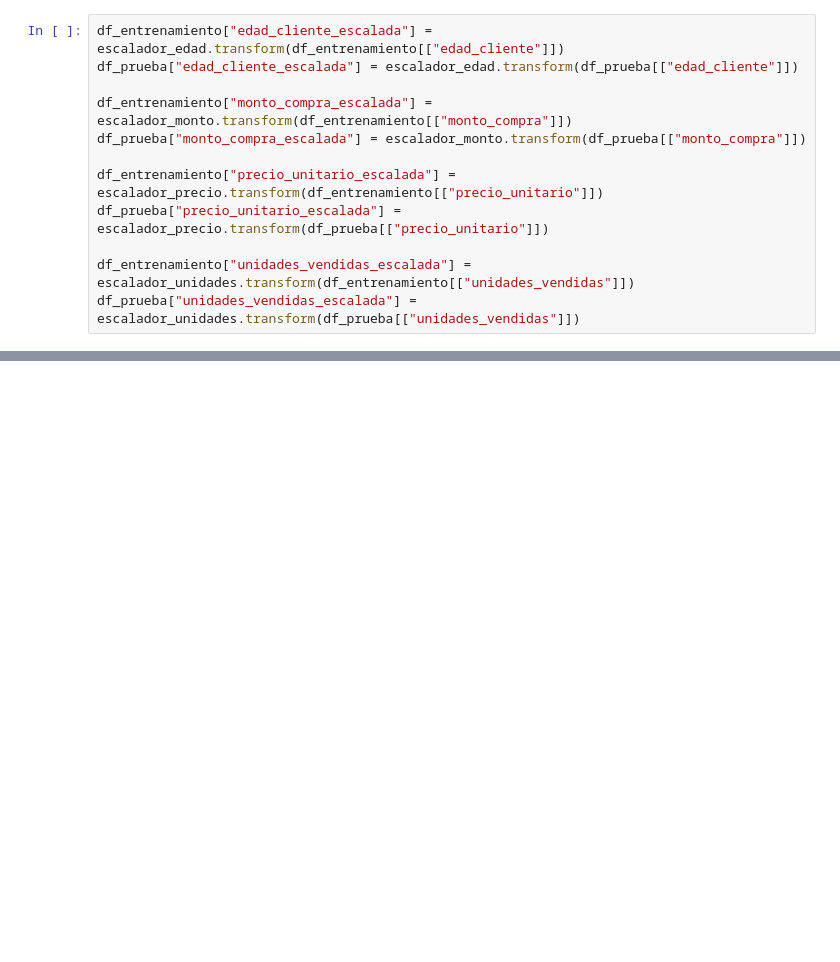
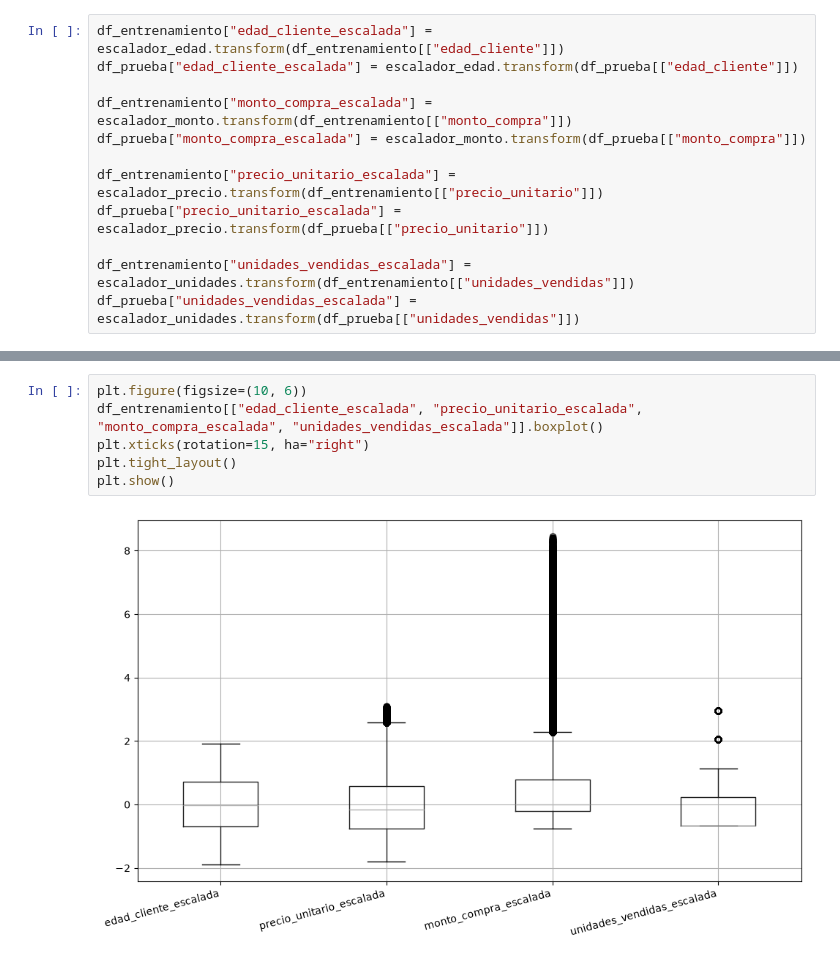
Before and after one commit to rosariolodi/Preprocesamiento, a Jupyter notebook: notebooks/S8/S08_PD_Lozano_Escalado.ipynb, the cells around one changed output, grey strips where cells are left out. Drawn from its saved outputs; the diff is of its cells as text; blank space fills up the shorter version.

```diff
--- a/notebooks/S8/S08_PD_Lozano_Escalado.ipynb
+++ b/notebooks/S8/S08_PD_Lozano_Escalado.ipynb
@@ -91,0 +204,8 @@ Los valores son coherentes para cada uno de los escaladores
+# %%
+plt.figure(figsize=(10, 6))
+df_entrenamiento[["edad_cliente_escalada", "precio_unitario_escalada", "monto_compra_escalada", "unidades_vendidas_escalada"]].boxplot()
+plt.xticks(rotation=15, ha="right")
+plt.tight_layout()
+plt.show()
+# %% [output]
+[figure, added]
```
Also changed, not shown: parts of 33 cells of this notebook, 3 other files.
